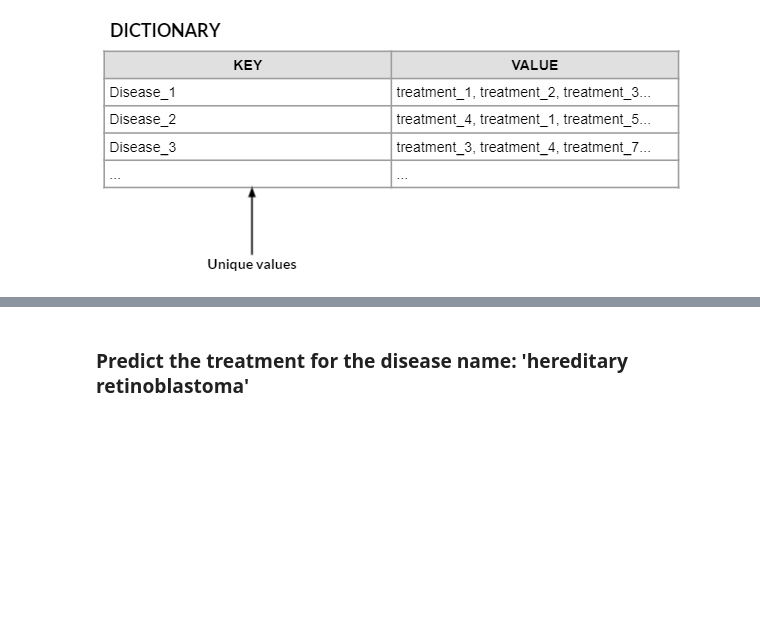
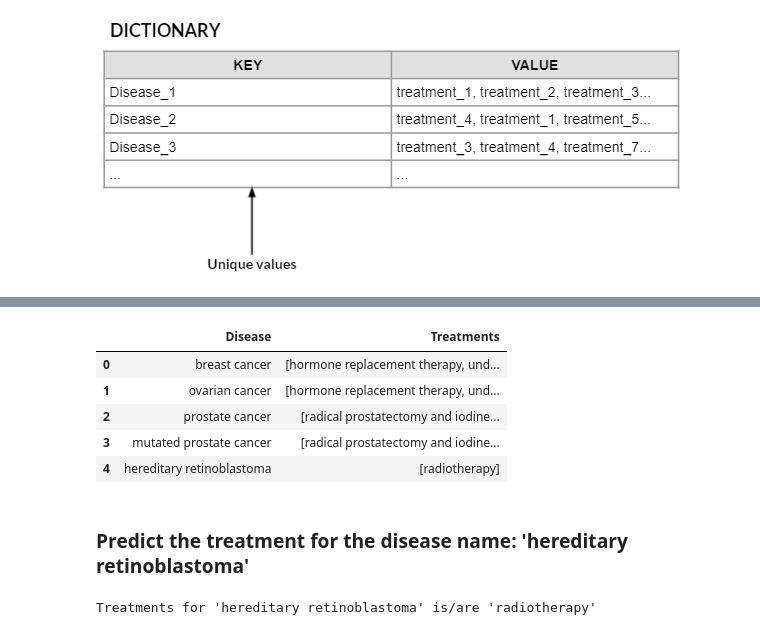
Before and after one commit to AmitBytesSage/Syntactic_assignment_healthcare_data, a Jupyter notebook: Assignment.ipynb, the cells around one changed output, grey strips where cells are left out. Cells and saved outputs as stored; diff of their text form; code cells hidden in the pictures; blank space fills up the shorter version.

```diff
--- a/Assignment.ipynb
+++ b/Assignment.ipynb
@@ -61,4 +373,7 @@ Check that both sentences and labels are processed
 # %% [markdown]
 ### Define the labels as the target variable for test and the train dataset
+# %%
+Y_train = [getLabelsInListForOneSentence(labels) for labels in train_labels]
+Y_test = [getLabelsInListForOneSentence(labels) for labels in test_labels]
 # %% [markdown]
 ## Build the CRF Model
@@ -66,0 +380,5 @@ Check that both sentences and labels are processed
+# %%
+# Building the CRF model. Using max_iterations as 200.
+crf = sklearn_crfsuite.CRF(max_iterations=300)
+
+crf.fit(X_train, Y_train)
@@ -68,5 +390,7 @@ Check that both sentences and labels are processed
 ## Evaluation
 # %% [markdown]
 ### Predict the labels of each of the tokens in each sentence of the test dataset that has been pre processed earlier.
+# %%
+Y_pred = crf.predict(X_test)
 # %% [markdown]
 ### Calculate the f1 score using the actual labels and the predicted labels of the test dataset.
@@ -80,0 +493,7 @@ We now use the CRF model's prediction to prepare a record of diseases identified
+# %%
+# Obtaining a cleaned version of our "disease_treatment" dictionary
+cleaned_dict = {}
+for key in disease_treatment.keys():
+    if disease_treatment[key] != []:
+        cleaned_dict[key] = disease_treatment[key]
+cleaned_dict
@@ -81,2 +518,22 @@ We now use the CRF model's prediction to prepare a record of diseases identified
+# %%
+# Converting dictionary to a dataframe
+cleaned_df = pd.DataFrame({"Disease":cleaned_dict.keys(),"Treatments":cleaned_dict.values()})
+cleaned_df.head()
+# %% [output]
+|  | Disease | Treatments |
+| 0 | breast cancer | [hormone replacement therapy, und... |
+| 1 | ovarian cancer | [hormone replacement therapy, und... |
+| 2 | prostate cancer | [radical prostatectomy and iodine... |
+| 3 | mutated prostate cancer | [radical prostatectomy and iodine... |
+| 4 | hereditary retinoblastoma | [radiotherapy] |
 # %% [markdown]
 ### Predict the treatment for the disease name: 'hereditary retinoblastoma'
+# %%
+search_item = 'hereditary retinoblastoma'
+treatments = cleaned_dict[search_item]
+print("Treatments for '{0}' is/are ".format(search_item), end = "")
+for i in range(len(treatments)-1):
+    print("'{}'".format(treatments[i]),",", end="")
+print("'{}'".format(treatments[-1]))
+# %% [output]
+Treatments for 'hereditary retinoblastoma' is/are 'radiotherapy'
```
Also changed, not shown: parts of 35 cells of this notebook.
